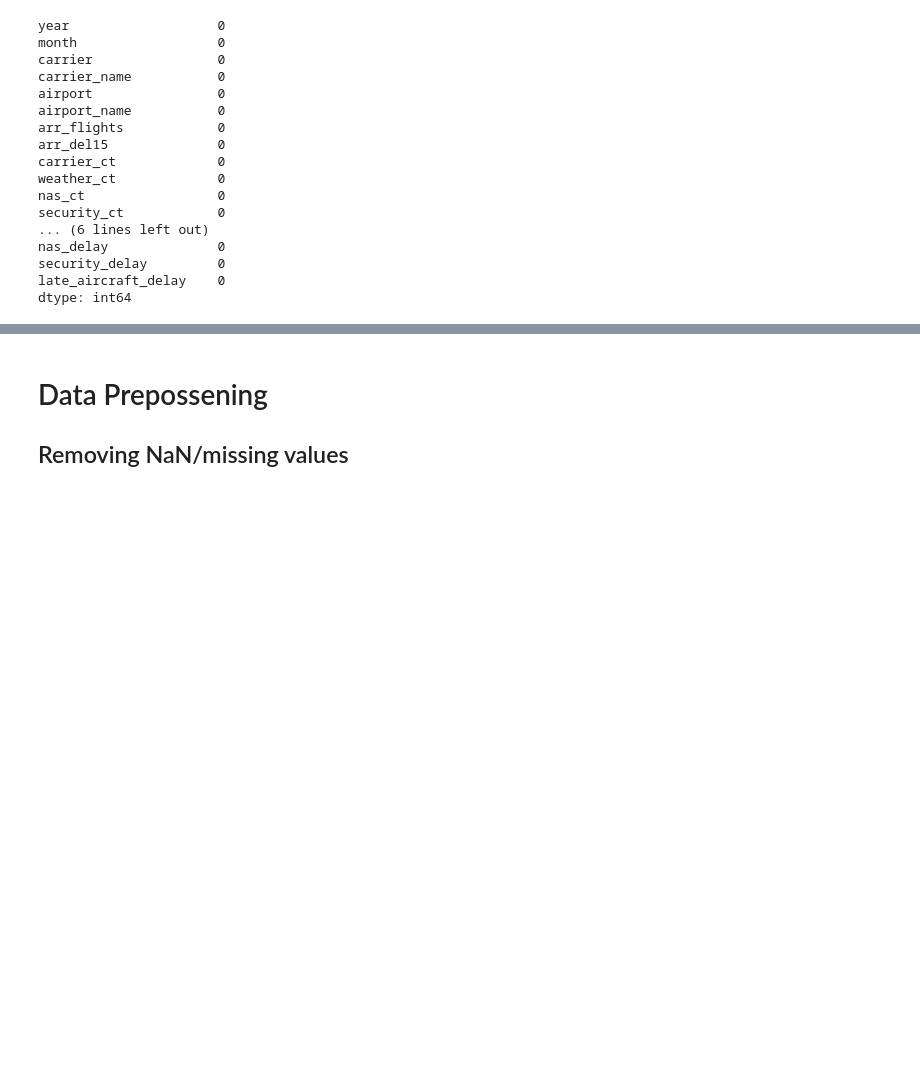
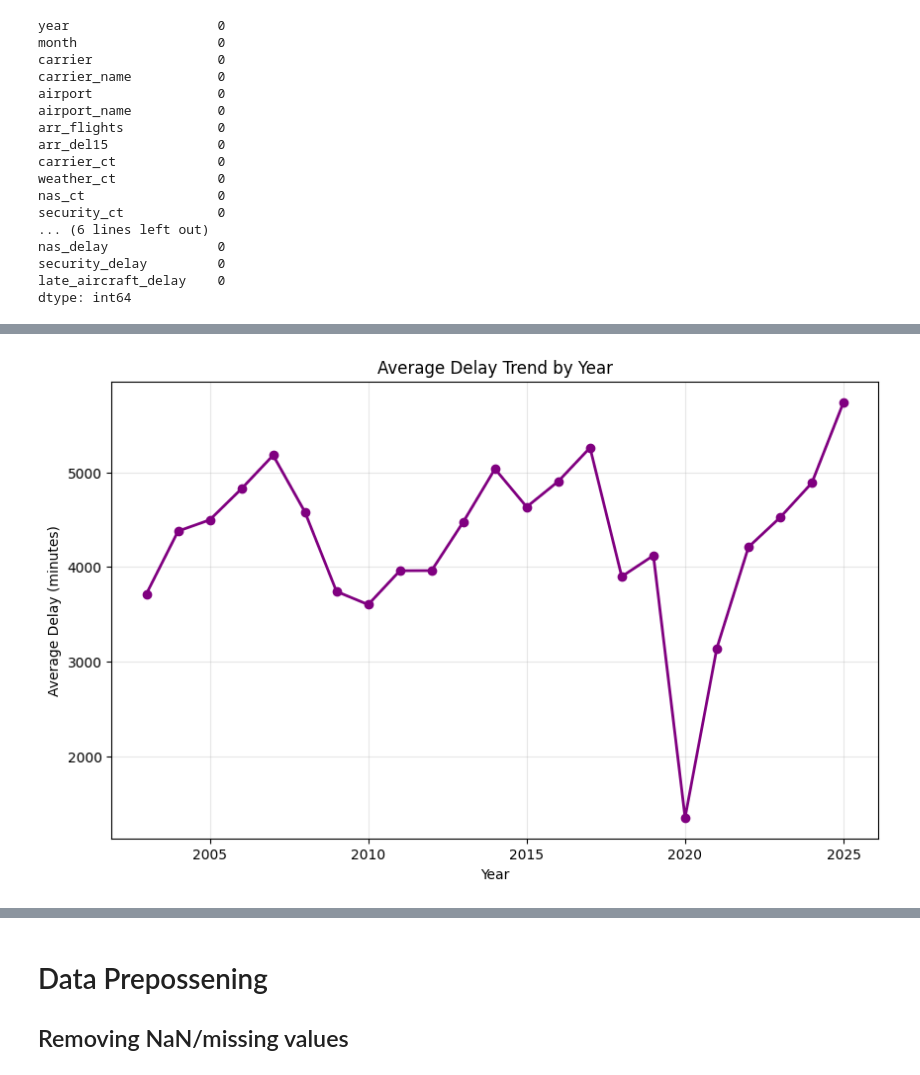
Before and after one commit to shakhbozmn/ML_CW_1_16395, a Jupyter notebook: flight_delay_analysis.ipynb, the cells around one changed output, grey strips where cells are left out. Saved outputs shown, nothing was run; the diff lists cells and outputs as text; code cells hidden in the pictures; blank space fills up the shorter version.

```diff
--- a/flight_delay_analysis.ipynb
+++ b/flight_delay_analysis.ipynb
@@ -136,0 +201,13 @@ dtype: int64
+# %%
+yearly_delay = df.groupby('year')['arr_delay'].mean()
+
+plt.figure(figsize=(10, 6))
+plt.plot(yearly_delay.index, yearly_delay.values, marker='o',
+         linewidth=2, color='purple')
+plt.title('Average Delay Trend by Year')
+plt.xlabel('Year')
+plt.ylabel('Average Delay (minutes)')
+plt.grid(True, alpha=0.3)
+plt.show()
+# %% [output]
+[figure, added]
```
Also changed, not shown: parts of 17 cells of this notebook.
